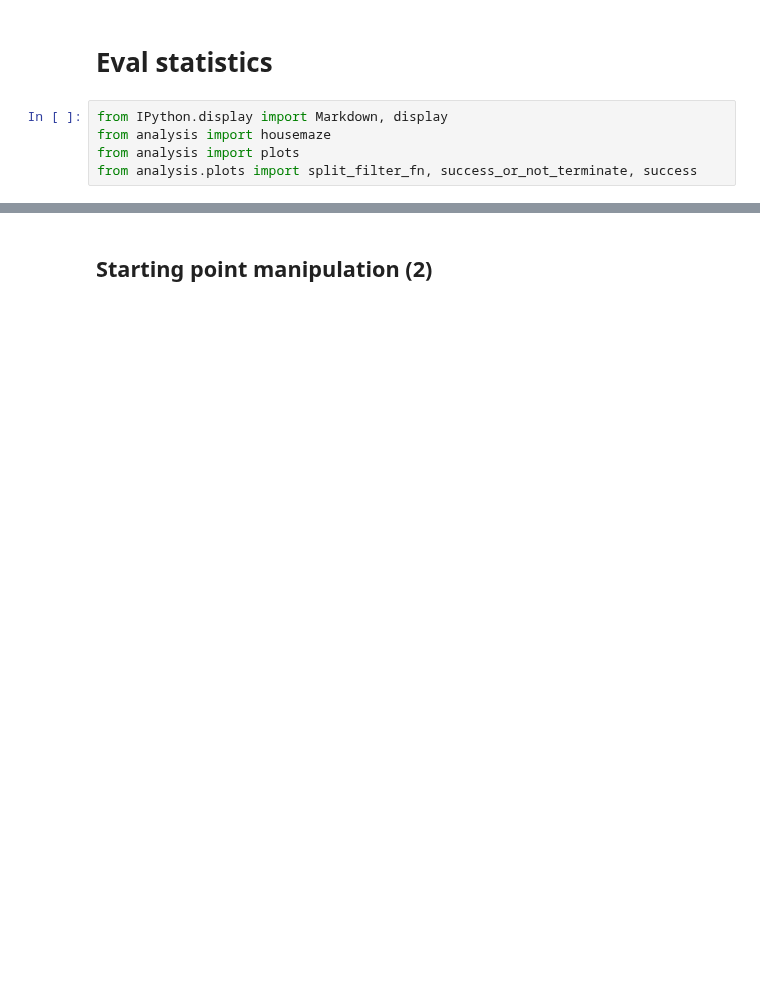
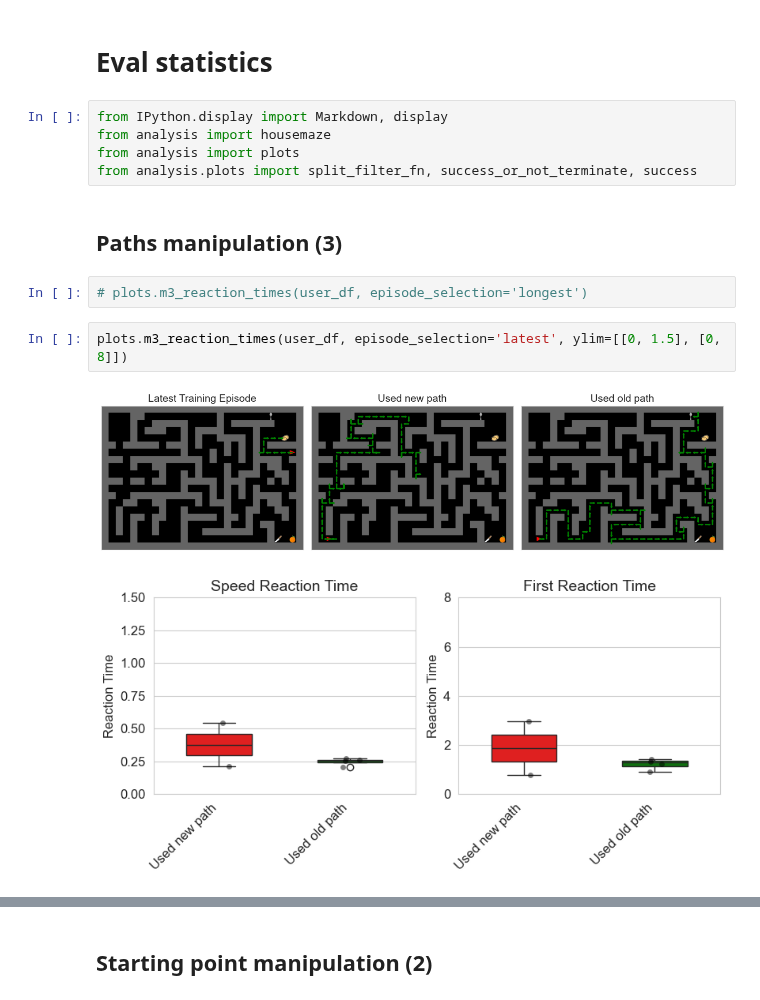
Before and after one commit to wcarvalho/human-dyna-web, a Jupyter notebook: analysis_notebooks/exp3-v2.ipynb, the cells around one changed output, grey strips where cells are left out. Saved outputs shown, nothing was run; the diff lists cells and outputs as text; blank space fills up the shorter version.

```diff
--- a/analysis_notebooks/exp3-v2.ipynb
+++ b/analysis_notebooks/exp3-v2.ipynb
@@ -384,3 +424,12 @@ from IPython.display import Markdown, display
 from analysis import housemaze
 from analysis import plots
 from analysis.plots import split_filter_fn, success_or_not_terminate, success
+# %% [markdown]
+## Paths manipulation (3)
+# %%
+# plots.m3_reaction_times(user_df, episode_selection='longest')
+# %%
+plots.m3_reaction_times(user_df, episode_selection='latest', ylim=[[0, 1.5], [0, 8]])
+# %% [output]
+[figure, new version]
+[figure, new version]
```
Also changed, not shown: parts of 61 cells of this notebook, 6 other files.
